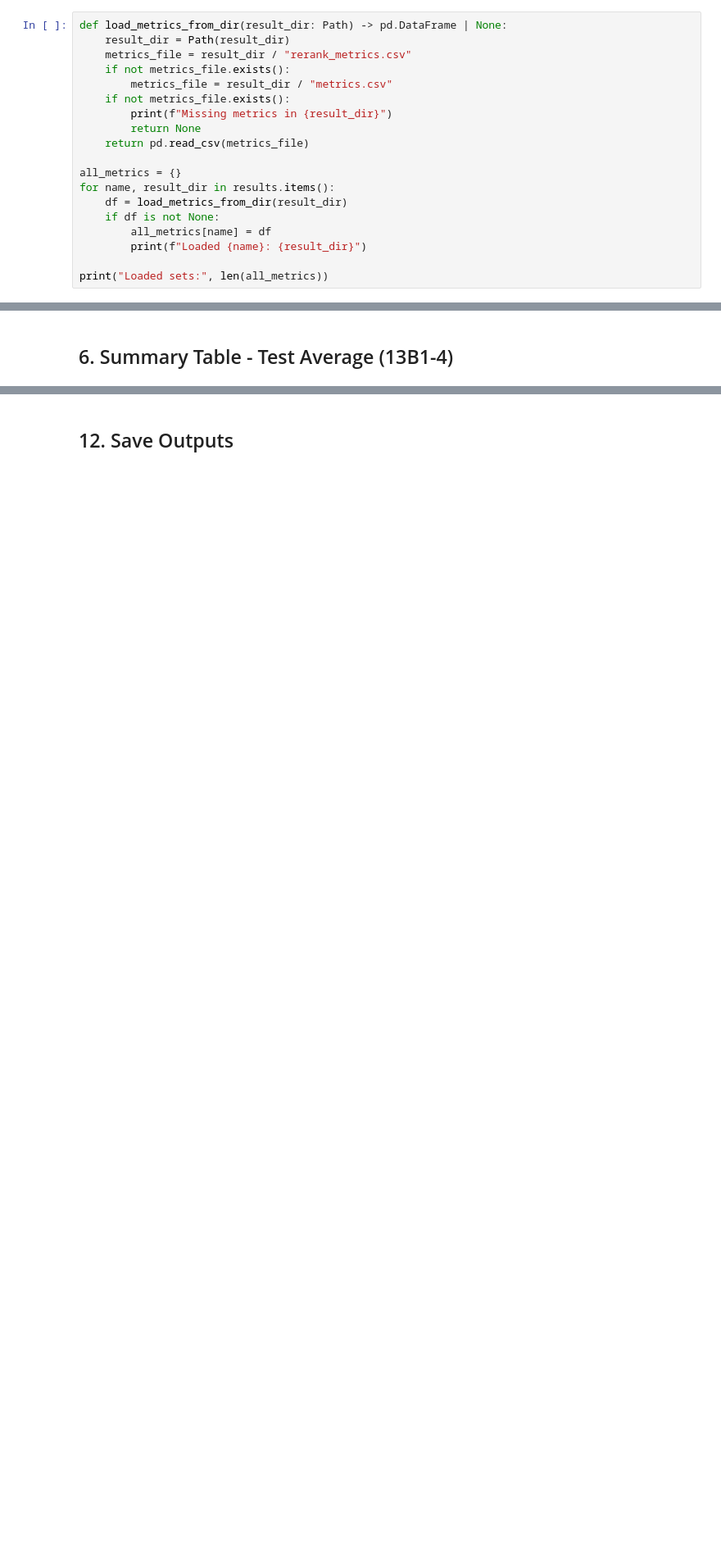
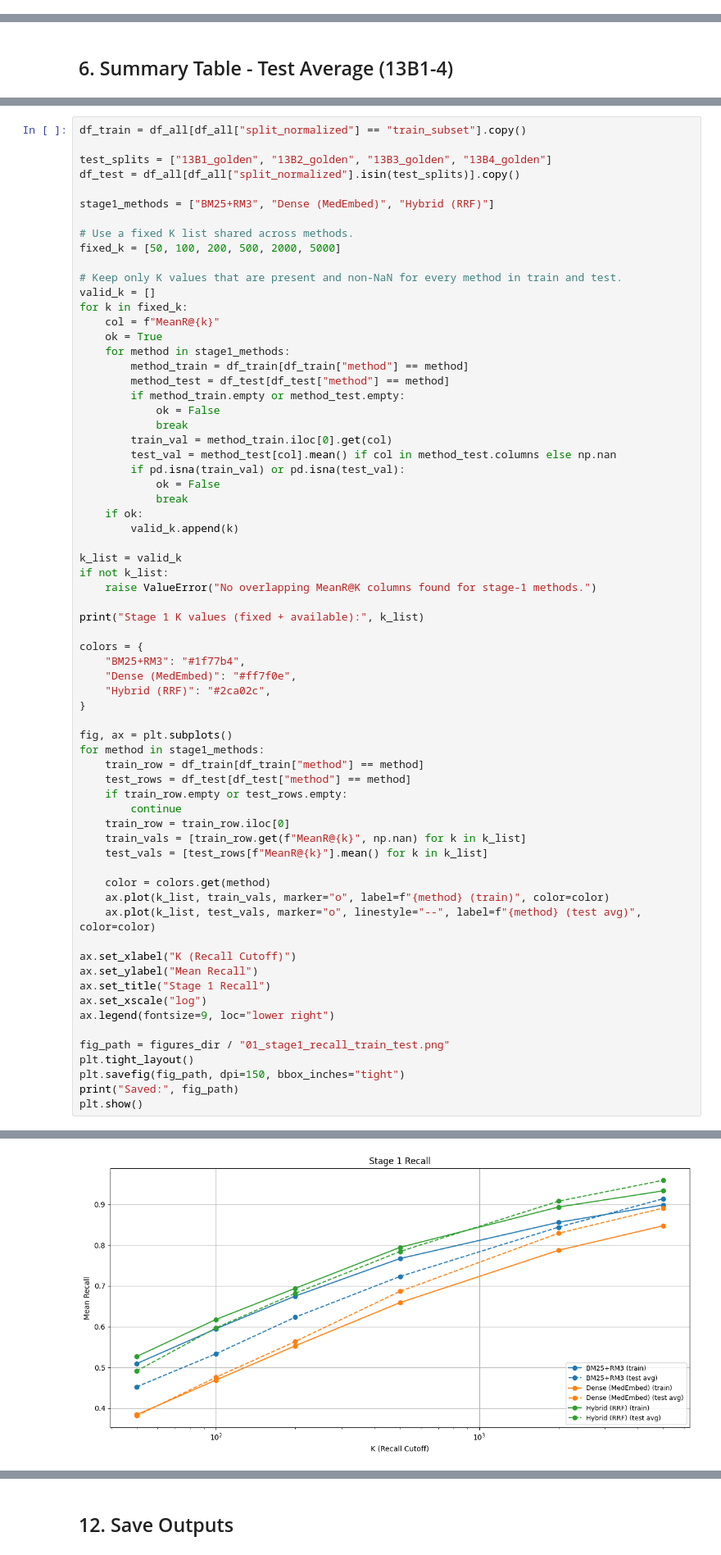
Before and after one commit to fulaibaowang/BioASQ, a Jupyter notebook: notebooks/analyze_results.ipynb, the cells around one changed output, grey strips where cells are left out. Shown at 82% size. Cells and saved outputs as stored; diff of their text form; blank space fills up the shorter version.

Commit message:
result analysis notebook iteration

```diff
--- a/notebooks/analyze_results.ipynb
+++ b/notebooks/analyze_results.ipynb
@@ -37,21 +47,2 @@ print("Methods:", list(results.keys()))
 # %% [markdown]
 ## 3. Load Configuration and Run Metrics
-# %%
-def load_metrics_from_dir(result_dir: Path) -> pd.DataFrame | None:
-    result_dir = Path(result_dir)
-    metrics_file = result_dir / "rerank_metrics.csv"
-    if not metrics_file.exists():
-        metrics_file = result_dir / "metrics.csv"
-    if not metrics_file.exists():
-        print(f"Missing metrics in {result_dir}")
-        return None
-    return pd.read_csv(metrics_file)
-
-all_metrics = {}
-for name, result_dir in results.items():
-    df = load_metrics_from_dir(result_dir)
-    if df is not None:
-        all_metrics[name] = df
-        print(f"Loaded {name}: {result_dir}")
-
-print("Loaded sets:", len(all_metrics))
@@ -303,0 +187,68 @@ plt.show()
+# %%
+df_train = df_all[df_all["split_normalized"] == "train_subset"].copy()
+
+test_splits = ["13B1_golden", "13B2_golden", "13B3_golden", "13B4_golden"]
+df_test = df_all[df_all["split_normalized"].isin(test_splits)].copy()
+
+stage1_methods = ["BM25+RM3", "Dense (MedEmbed)", "Hybrid (RRF)"]
+
+# Use a fixed K list shared across methods.
+fixed_k = [50, 100, 200, 500, 2000, 5000]
+
+# Keep only K values that are present and non-NaN for every method in train and test.
+valid_k = []
+for k in fixed_k:
+    col = f"MeanR@{k}"
+    ok = True
+    for method in stage1_methods:
+        method_train = df_train[df_train["method"] == method]
+        method_test = df_test[df_test["method"] == method]
+        if method_train.empty or method_test.empty:
+            ok = False
+            break
+        train_val = method_train.iloc[0].get(col)
+        test_val = method_test[col].mean() if col in method_test.columns else np.nan
+        if pd.isna(train_val) or pd.isna(test_val):
+            ok = False
+            break
+    if ok:
+        valid_k.append(k)
+
+k_list = valid_k
+if not k_list:
+    raise ValueError("No overlapping MeanR@K columns found for stage-1 methods.")
+
+print("Stage 1 K values (fixed + available):", k_list)
+
+colors = {
+    "BM25+RM3": "#1f77b4",
+    "Dense (MedEmbed)": "#ff7f0e",
+    "Hybrid (RRF)": "#2ca02c",
+}
+
+fig, ax = plt.subplots()
+for method in stage1_methods:
+    train_row = df_train[df_train["method"] == method]
+    test_rows = df_test[df_test["method"] == method]
+    if train_row.empty or test_rows.empty:
+        continue
+    train_row = train_row.iloc[0]
+    train_vals = [train_row.get(f"MeanR@{k}", np.nan) for k in k_list]
+    test_vals = [test_rows[f"MeanR@{k}"].mean() for k in k_list]
+
+    color = colors.get(method)
+    ax.plot(k_list, train_vals, marker="o", label=f"{method} (train)", color=color)
+    ax.plot(k_list, test_vals, marker="o", linestyle="--", label=f"{method} (test avg)", color=color)
+
+ax.set_xlabel("K (Recall Cutoff)")
+ax.set_ylabel("Mean Recall")
+ax.set_title("Stage 1 Recall")
+ax.set_xscale("log")
+ax.legend(fontsize=9, loc="lower right")
+
+fig_path = figures_dir / "01_stage1_recall_train_test.png"
+plt.tight_layout()
+plt.savefig(fig_path, dpi=150, bbox_inches="tight")
+print("Saved:", fig_path)
+plt.show()
+# %% [output]
@@ -303,0 +257 @@ plt.show()
+[figure, added]
```
Also changed, not shown: parts of 22 cells of this notebook, 2 other files.
